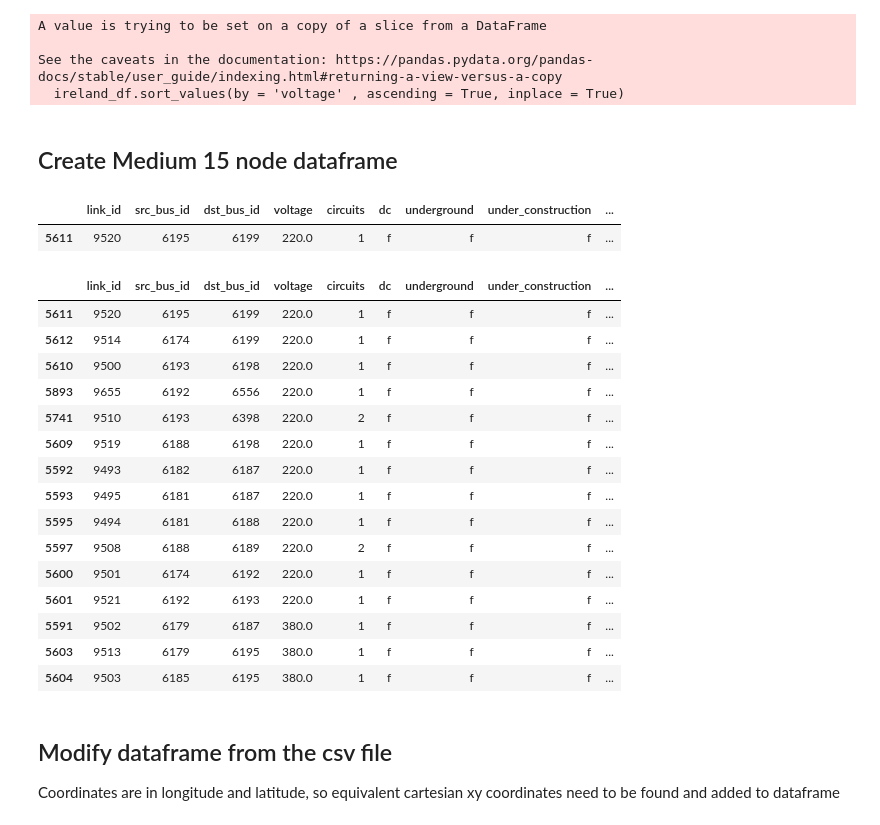
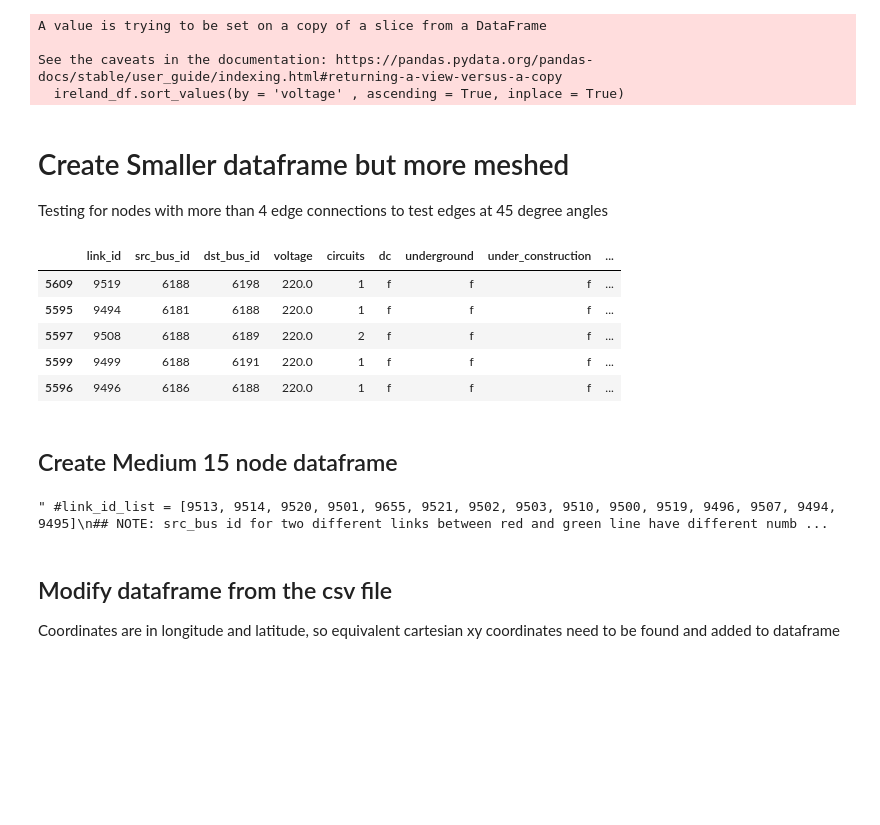
Before and after one commit to kate9871/MetroMap-PowerGrids, a Jupyter notebook: IE test5.ipynb, the cells around one changed output. Drawn from its saved outputs; the diff is of its cells as text; code cells hidden in the pictures; blank space fills up the shorter version.

```diff
--- a/IE test5.ipynb
+++ b/IE test5.ipynb
@@ -35,13 +35,38 @@ A value is trying to be set on a copy of a slice from a DataFrame
 
 See the caveats in the documentation: https://pandas.pydata.org/pandas-docs/stable/user_guide/indexing.html#returning-a-view-versus-a-copy
   ireland_df.sort_values(by = 'voltage' , ascending = True, inplace = True)
+# %% [markdown]
+# Create Smaller dataframe but more meshed
+
+Testing for nodes with more than 4 edge connections to test edges at 45 degree angles
+# %%
+#link_id_list = [9503, 9513, 9502, 9495, 9493, 9496, 9494, 9508, 9499, 9519]
+
+link_id_list = [9499, 9519, 9496, 9494, 9508]     #, 9508
+
+filtered_df = ireland_df[ireland_df['link_id'].isin(link_id_list)]
+
+# Then, update the src_bus_id for the link_id 9520 in the filtered dataframe
+#filtered_df.loc[filtered_df['link_id'] == 9520, 'src_bus_id'] = 6195
+""" filtered_df.loc[filtered_df['link_id'] == 9493, 'dst_bus_id'] = 6187
+filtered_df.loc[filtered_df['link_id'] == 9495, 'dst_bus_id'] = 6187
+filtered_df.loc[filtered_df['link_id'] == 9496, 'src_bus_id'] = 6187 """
+
+display(filtered_df)
+# %% [output]
+|  | link_id | src_bus_id | dst_bus_id | voltage | circuits | dc | underground | under_construction | ... |
+| 5609 | 9519 | 6188 | 6198 | 220.0 | 1 | f | f | f | ... |
+| 5595 | 9494 | 6181 | 6188 | 220.0 | 1 | f | f | f | ... |
+| 5597 | 9508 | 6188 | 6189 | 220.0 | 2 | f | f | f | ... |
+| 5599 | 9499 | 6188 | 6191 | 220.0 | 1 | f | f | f | ... |
+| 5596 | 9496 | 6186 | 6188 | 220.0 | 1 | f | f | f | ... |
 # %% [markdown]
 
 ## Create Medium 15 node dataframe
 # %%
-#link_id_list = [9513, 9514, 9520, 9501, 9655, 9521, 9502, 9503, 9510, 9500, 9519, 9496, 9507, 9494, 9495]
+""" #link_id_list = [9513, 9514, 9520, 9501, 9655, 9521, 9502, 9503, 9510, 9500, 9519, 9496, 9507, 9494, 9495]
 ## NOTE: src_bus id for two different links between red and green line have different number nodes
-link_id_list = [9502, 9513, 9503, 9514, 9501, 9521, 9500, 9520, 9655, 9510, 9493, 9494, 9495, 9519, 9508]
+link_id_list = [9502, 9513, 9503, 9514, 9501, 9521, 9500, 9520, 9655, 9510, 9493, 9494, 9495, 9519, 9508, 9499, 9496]
 
 filtered_df = ireland_df[ireland_df['link_id'].isin(link_id_list)]
 
@@ -50,30 +75,16 @@ filtered_df.loc[filtered_df['link_id'] == 9520, 'src_bus_id'] = 6195
 filtered_df.loc[filtered_df['link_id'] == 9493, 'dst_bus_id'] = 6187
 filtered_df.loc[filtered_df['link_id'] == 9495, 'dst_bus_id'] = 6187
 
+filtered_df.loc[filtered_df['link_id'] == 9496, 'src_bus_id'] = 6187
+
+
 
 
 # To check the change, display the row with link_id 9520 from the filtered dataframe
 display(filtered_df[filtered_df['link_id'] == 9520])
-display(filtered_df)
+display(filtered_df) """
 # %% [output]
-|  | link_id | src_bus_id | dst_bus_id | voltage | circuits | dc | underground | under_construction | ... |
-| 5611 | 9520 | 6195 | 6199 | 220.0 | 1 | f | f | f | ... |
-|  | link_id | src_bus_id | dst_bus_id | voltage | circuits | dc | underground | under_construction | ... |
-| 5611 | 9520 | 6195 | 6199 | 220.0 | 1 | f | f | f | ... |
-| 5612 | 9514 | 6174 | 6199 | 220.0 | 1 | f | f | f | ... |
-| 5610 | 9500 | 6193 | 6198 | 220.0 | 1 | f | f | f | ... |
-| 5893 | 9655 | 6192 | 6556 | 220.0 | 1 | f | f | f | ... |
-| 5741 | 9510 | 6193 | 6398 | 220.0 | 2 | f | f | f | ... |
-| 5609 | 9519 | 6188 | 6198 | 220.0 | 1 | f | f | f | ... |
-| 5592 | 9493 | 6182 | 6187 | 220.0 | 1 | f | f | f | ... |
-| 5593 | 9495 | 6181 | 6187 | 220.0 | 1 | f | f | f | ... |
-| 5595 | 9494 | 6181 | 6188 | 220.0 | 1 | f | f | f | ... |
-| 5597 | 9508 | 6188 | 6189 | 220.0 | 2 | f | f | f | ... |
-| 5600 | 9501 | 6174 | 6192 | 220.0 | 1 | f | f | f | ... |
-| 5601 | 9521 | 6192 | 6193 | 220.0 | 1 | f | f | f | ... |
-| 5591 | 9502 | 6179 | 6187 | 380.0 | 1 | f | f | f | ... |
-| 5603 | 9513 | 6179 | 6195 | 380.0 | 1 | f | f | f | ... |
-| 5604 | 9503 | 6185 | 6195 | 380.0 | 1 | f | f | f | ... |
+" #link_id_list = [9513, 9514, 9520, 9501, 9655, 9521, 9502, 9503, 9510, 9500, 9519, 9496, 9507, 9494, 9495]\n## NOTE: src_bus id for two different links between red and green line have different numb ...
 # %% [markdown]
 ## Modify dataframe from the csv file
 Coordinates are in longitude and latitude, so equivalent cartesian xy coordinates need to be found and added to dataframe
```
Also changed, not shown: parts of 23 cells of this notebook.
